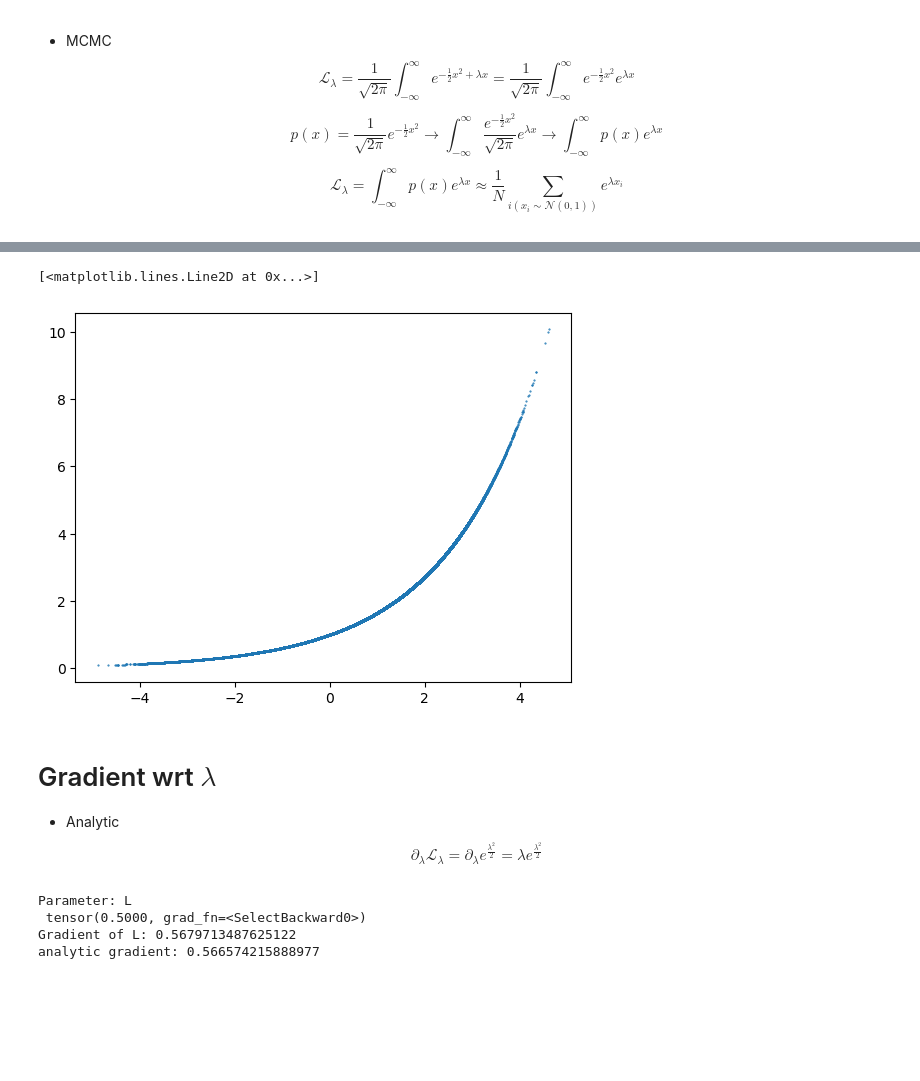
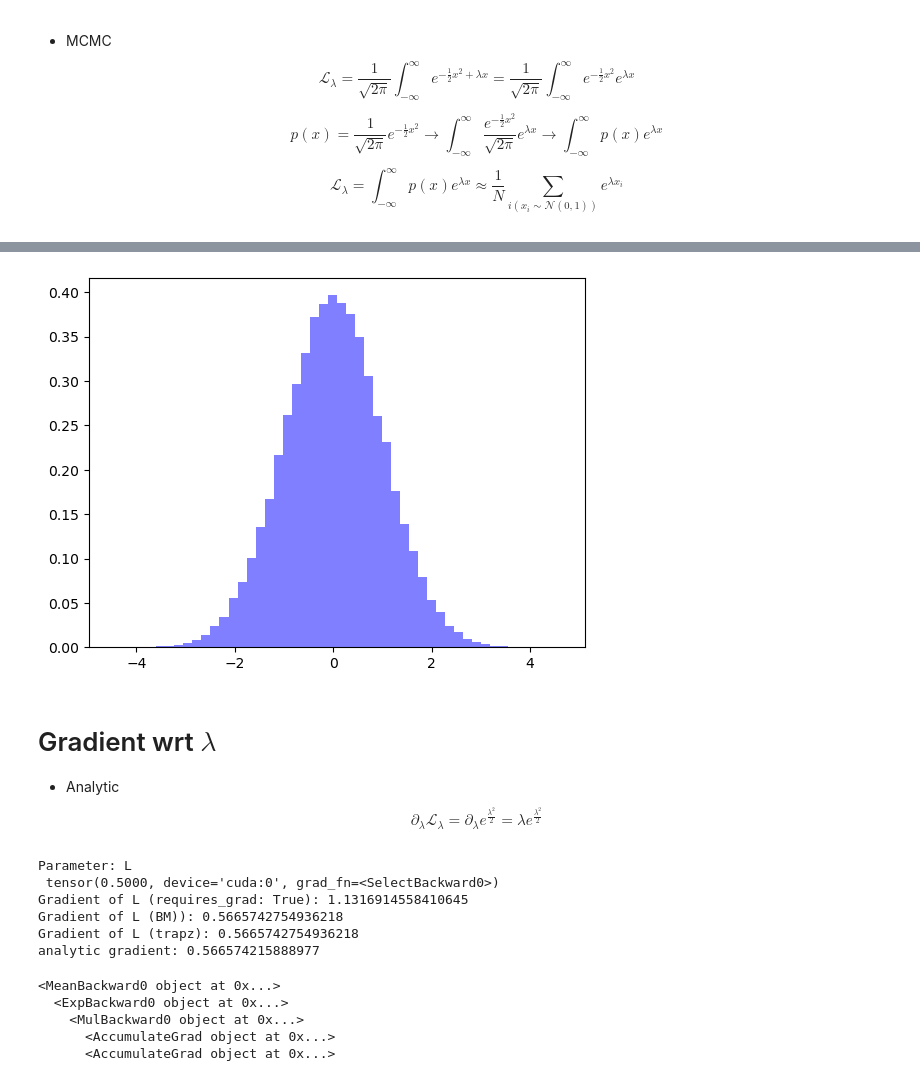
Before and after one commit to pfargas/qvarnet, a Jupyter notebook: notebooks/test_gradients_step_by_step.ipynb, the cells around one changed output, grey strips where cells are left out. Drawn from its saved outputs; the diff is of its cells as text; code cells hidden in the pictures; blank space fills up the shorter version.

Commit message:
is the error here?

```diff
--- a/notebooks/test_gradients_step_by_step.ipynb
+++ b/notebooks/test_gradients_step_by_step.ipynb
@@ -235,7 +240,7 @@ $$\mathcal{L}_\lambda=\frac{1}{\sqrt{2\pi}}\int_{-\infty}^{\infty}e^{-\frac12 x^
   $$\mathcal{L}_\lambda = \int_{-\infty}^{\infty}p(x) e^{\lambda x} \approx \frac{1}{N}\sum_{i(x_i\sim \mathcal{N}(0,1))} e^{\lambda x_i}$$
 # %%
 # PARAMETERS TO PLAY WITH
-N_SAMPLES = 1_000_000
+N_SAMPLES = 1_00_000
 L_value = 0.5
 # -----------------------
 
@@ -248,20 +253,46 @@ class Integrand(nn.Module):
 
     def forward(self, x):
         return torch.exp(self.L * x)
+
+class FullIntegrand(nn.Module):
+    def __init__(self, L=1.0):
+        super(FullIntegrand, self).__init__()
+        self.L = torch.nn.Parameter(torch.tensor(L, dtype=torch.float32), requires_grad=True)
+
+    def forward(self, x):
+        return (1/torch.sqrt(torch.tensor(2*torch.pi)))*torch.exp(-0.5*x.pow(2)+self.L * x)
+
+class Gaussian(nn.Module):
+    def __init__(self,mu = 0.0, sigma=1.0):
+        super(Gaussian, self).__init__()
+        self.sigma = torch.nn.Parameter(torch.tensor(sigma, dtype=torch.float32), requires_grad=True)
+        self.mu = torch.nn.Parameter(torch.tensor(mu, dtype=torch.float32), requires_grad=True)
+    def forward(self, x):
+        return (1/(self.sigma * torch.sqrt(torch.tensor(2 * torch.pi)))) * torch.exp(-0.5 * ((x - self.mu) / self.sigma).pow(2))
 # -----------------------
 
 x = torch.randn(N_SAMPLES, 1, device=device) # Use a normal distribution
+gaussian_model = Gaussian()
+x_own = sample_from_distribution(gaussian_model, n_samples=N_SAMPLES)
+x_own.requires_grad = True
+plt.hist(x_own.detach().cpu().numpy(), bins=50, density=True, alpha=0.5, color='blue', label='Sampled Gaussian')
 L = torch.tensor([L_value], device=device)
+x_linspace = torch.linspace((L_value-6), (L_value+6), N_SAMPLES, device=device).view(-1, 1)  # Use a range for x
 model = Integrand(L=L).to(device)
+model_trapz = FullIntegrand(L=L_value).to(device)  # Using the full integrand for trapezoidal rule
+y = model_trapz(x_linspace)  # Using the full integrand for trapezoidal rule
 
-loss = torch.mean(model(x)) # compute the integral
+loss = torch.mean(model(x_own)) # compute the integral
+loss_BM = torch.mean(model(x)) # compute the integral
+loss_trapz = torch.trapezoid(y, x_linspace, dim=0)  # Compute the integral using trapezoidal rule
 
 manual_std = (torch.mean(model(x)**2) - loss**2).sqrt()  # Manual standard deviation calculation
 
 std = torch.std(model(x))
 
 print("Loss:", loss.item(), "Std:", std.item(), "Manual Std:", manual_std.item())
+print("Loss Trapezoidal:", loss_trapz.item())
 print("analytic:", torch.exp(L**2 / 2).item())
 
-plt.plot(x.cpu().numpy(), model(x).cpu().detach().numpy(), '.', markersize=1, label='Model Output')
+# plt.plot(x.cpu().numpy(), model(x).cpu().detach().numpy(), '.', markersize=1, label='Model Output')
 # %% [output]
@@ -269,21 +301,31 @@ Loss: 1.1325116157531738 Std: 0.6028261184692383 Manual Std: 0.6028258800506592
 analytic: 1.133148431777954
-[<matplotlib.lines.Line2D at 0x...>]
-[figure, old version]
+[figure, new version]
 # %% [markdown]
 # Gradient wrt $\lambda$
 
 - Analytic
 $$\partial_\lambda \mathcal{L_\lambda} = \partial_\lambda e^{\frac{\lambda^2}{2}} = \lambda e^{\frac{\lambda^2}{2}}$$
 # %%
-integrand = Integrand(L=L).to(device)
-for name, param in integrand.named_parameters():
+for name, param in model.named_parameters():
     print(f"Parameter: {name}\n", param[0])
-loss = torch.mean(integrand(x))
-loss.backward() # COMPUTES GRADIENTS!
-print("Gradient of L:", integrand.L.grad.item())
+try: # Pytorch will throw an error if the gradients are computed twice
+    loss.backward() # COMPUTES GRADIENTS!
+    loss_trapz.backward()  # Compute gradients for trapezoidal loss
+    loss_BM.backward()  # Compute gradients for the baseline model
+except RuntimeError as e:
+    pass
+
+# grad_L_model = model.L.grad.item()
+# grad_L_trapz = model_trapz.L.grad.item()
+
+print("Gradient of L (requires_grad: True):", model.L.grad.item())
+print("Gradient of L (BM)):", model_trapz.L.grad.item())
+print("Gradient of L (trapz):", model_trapz.L.grad.item())
 print("analytic gradient:", (torch.exp(L**2 / 2) * L).item())
 # %% [output]
 Parameter: L
- tensor(0.5000, grad_fn=<SelectBackward0>)
-Gradient of L: 0.5679713487625122
+ tensor(0.5000, device='cuda:0', grad_fn=<SelectBackward0>)
+Gradient of L (requires_grad: True): 1.1316914558410645
+Gradient of L (BM)): 0.5665742754936218
+Gradient of L (trapz): 0.5665742754936218
 analytic gradient: 0.566574215888977
@@ -289,0 +341,17 @@ analytic gradient: 0.566574215888977
+# %%
+def print_graph(g, indent=0):
+    if g is None:
+        return
+    print("  " * indent + str(g))
+    if hasattr(g, 'next_functions'):
+        for nf in g.next_functions:
+            if nf[0] is not None:
+                print_graph(nf[0], indent + 1)
+
+print_graph(loss.grad_fn)
+# %% [output]
+<MeanBackward0 object at 0x...>
+  <ExpBackward0 object at 0x...>
+    <MulBackward0 object at 0x...>
+      <AccumulateGrad object at 0x...>
+      <AccumulateGrad object at 0x...>
```
Also changed, not shown: parts of 6 cells of this notebook, 6 other files.
